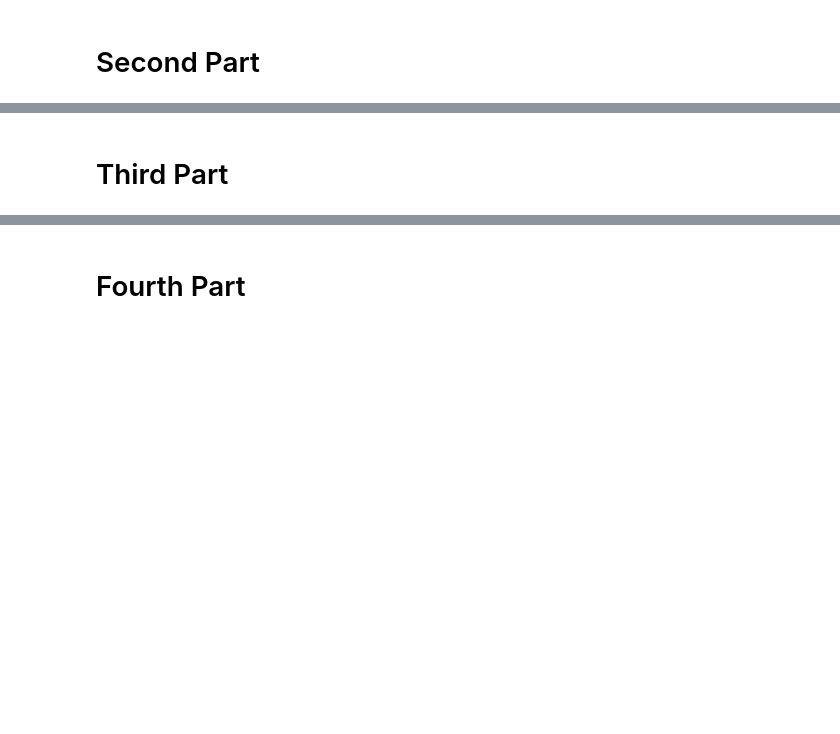
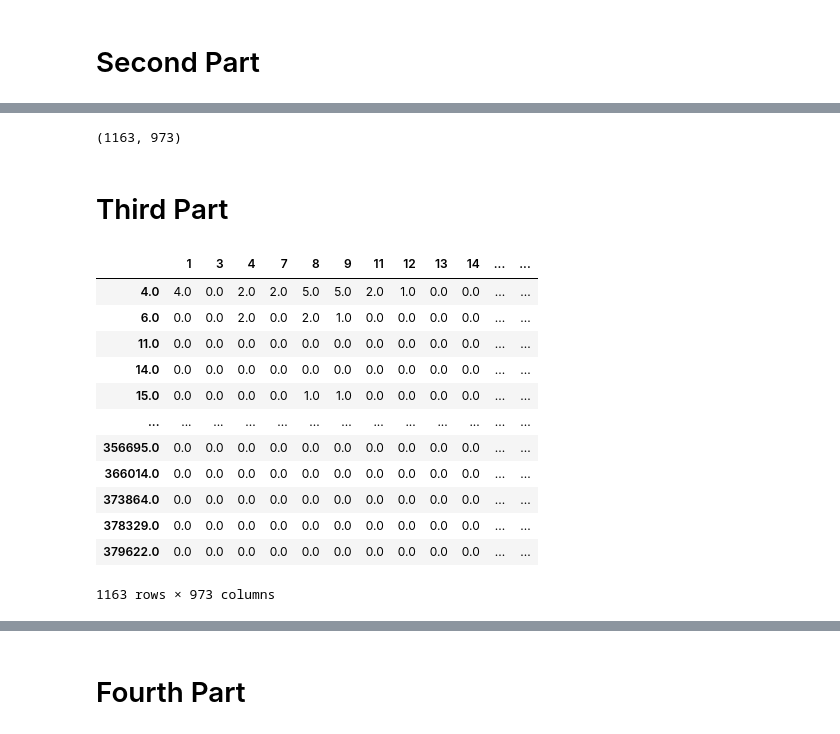
Before and after one commit to Ad-Aayush/Recomendation_Data_Mining, a Jupyter notebook: recomendation.ipynb, the cells around one changed output, grey strips where cells are left out. Saved outputs shown, nothing was run; the diff lists cells and outputs as text; code cells hidden in the pictures; blank space fills up the shorter version.

Commit message:
Made table and removed multple answers

```diff
--- a/recomendation.ipynb
+++ b/recomendation.ipynb
@@ -10,5 +10,4 @@ answers = question_answer[question_answer['PostTypeId'] == 2]
 questions = question_answer[question_answer['PostTypeId'] == 1]
 # this observation has come from the fact that, PostTypeId == 2, have a parent Id, while those with 1 have answerCount field non empty, rest all ids are wikis etc.
 # %%
-answerer = answers.groupby('OwnerUserId')['ParentId'].apply(list).to_dict()
-answerer
+answerer = answers.groupby('OwnerUserId')['ParentId'].apply(set).to_dict()
@@ -119,10 +383,26 @@ expert
 # %%
 expert.shape # 1163 users, 973 tags
+# %% [output]
+(1163, 973)
 # %% [markdown]
 # Third Part
 # %%
-expert = expert.map(lambda x: x/3 if x < 15 else 5)
+expert = expert.map(lambda x: float(x//3) if x < 15 else 5.0)
 expert
+# %% [output]
+|  | 1 | 3 | 4 | 7 | 8 | 9 | 11 | 12 | 13 | 14 | ... | ... |
+| 4.0 | 4.0 | 0.0 | 2.0 | 2.0 | 5.0 | 5.0 | 2.0 | 1.0 | 0.0 | 0.0 | ... | ... |
+| 6.0 | 0.0 | 0.0 | 2.0 | 0.0 | 2.0 | 1.0 | 0.0 | 0.0 | 0.0 | 0.0 | ... | ... |
+| 11.0 | 0.0 | 0.0 | 0.0 | 0.0 | 0.0 | 0.0 | 0.0 | 0.0 | 0.0 | 0.0 | ... | ... |
+| 14.0 | 0.0 | 0.0 | 0.0 | 0.0 | 0.0 | 0.0 | 0.0 | 0.0 | 0.0 | 0.0 | ... | ... |
+| 15.0 | 0.0 | 0.0 | 0.0 | 0.0 | 1.0 | 1.0 | 0.0 | 0.0 | 0.0 | 0.0 | ... | ... |
+| ... | ... | ... | ... | ... | ... | ... | ... | ... | ... | ... | ... | ... |
+| 356695.0 | 0.0 | 0.0 | 0.0 | 0.0 | 0.0 | 0.0 | 0.0 | 0.0 | 0.0 | 0.0 | ... | ... |
+| 366014.0 | 0.0 | 0.0 | 0.0 | 0.0 | 0.0 | 0.0 | 0.0 | 0.0 | 0.0 | 0.0 | ... | ... |
+| 373864.0 | 0.0 | 0.0 | 0.0 | 0.0 | 0.0 | 0.0 | 0.0 | 0.0 | 0.0 | 0.0 | ... | ... |
+| 378329.0 | 0.0 | 0.0 | 0.0 | 0.0 | 0.0 | 0.0 | 0.0 | 0.0 | 0.0 | 0.0 | ... | ... |
+| 379622.0 | 0.0 | 0.0 | 0.0 | 0.0 | 0.0 | 0.0 | 0.0 | 0.0 | 0.0 | 0.0 | ... | ... |
+1163 rows × 973 columns
 # %%
 expert_matrix = expert.to_numpy()
 expert_shape = expert_matrix.shape
```
Also changed, not shown: parts of 42 cells of this notebook, 1 other file.
